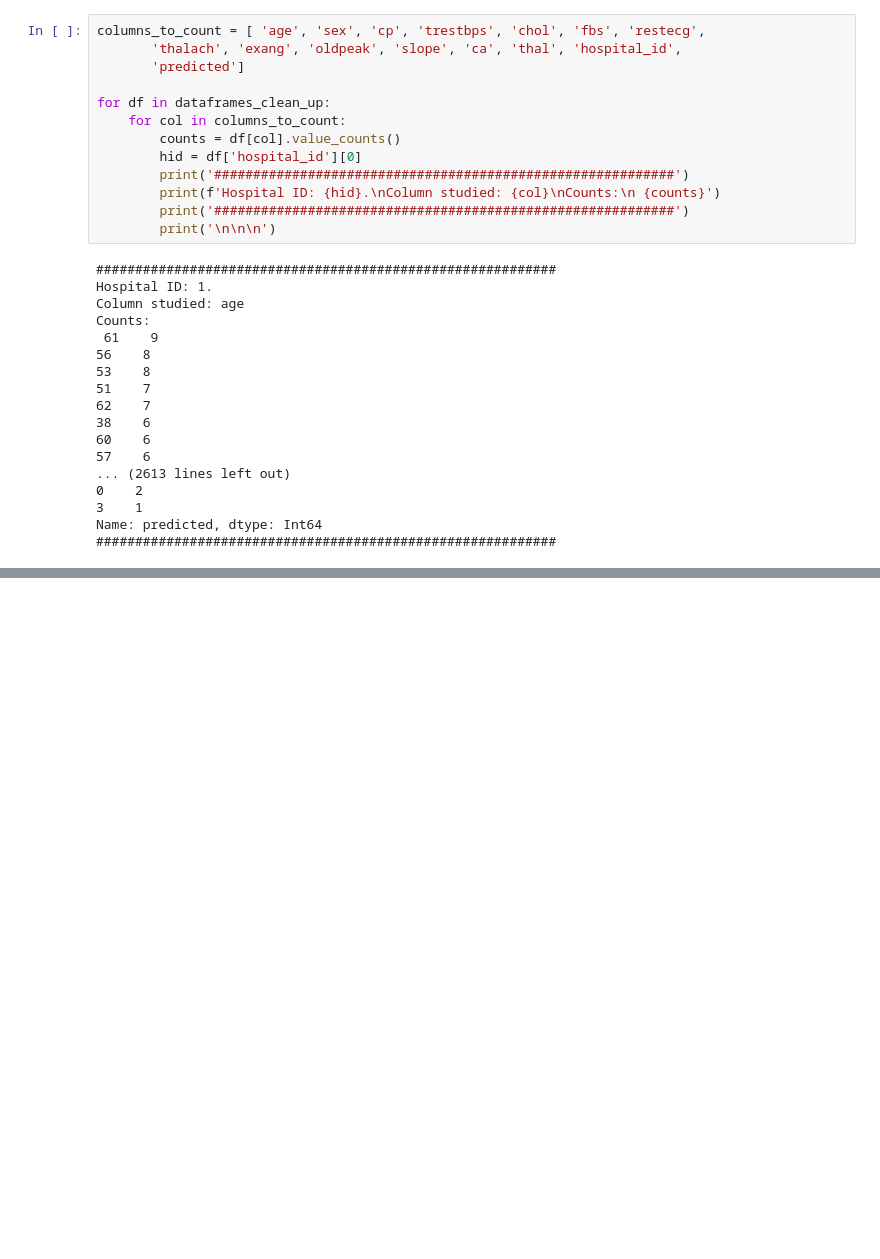
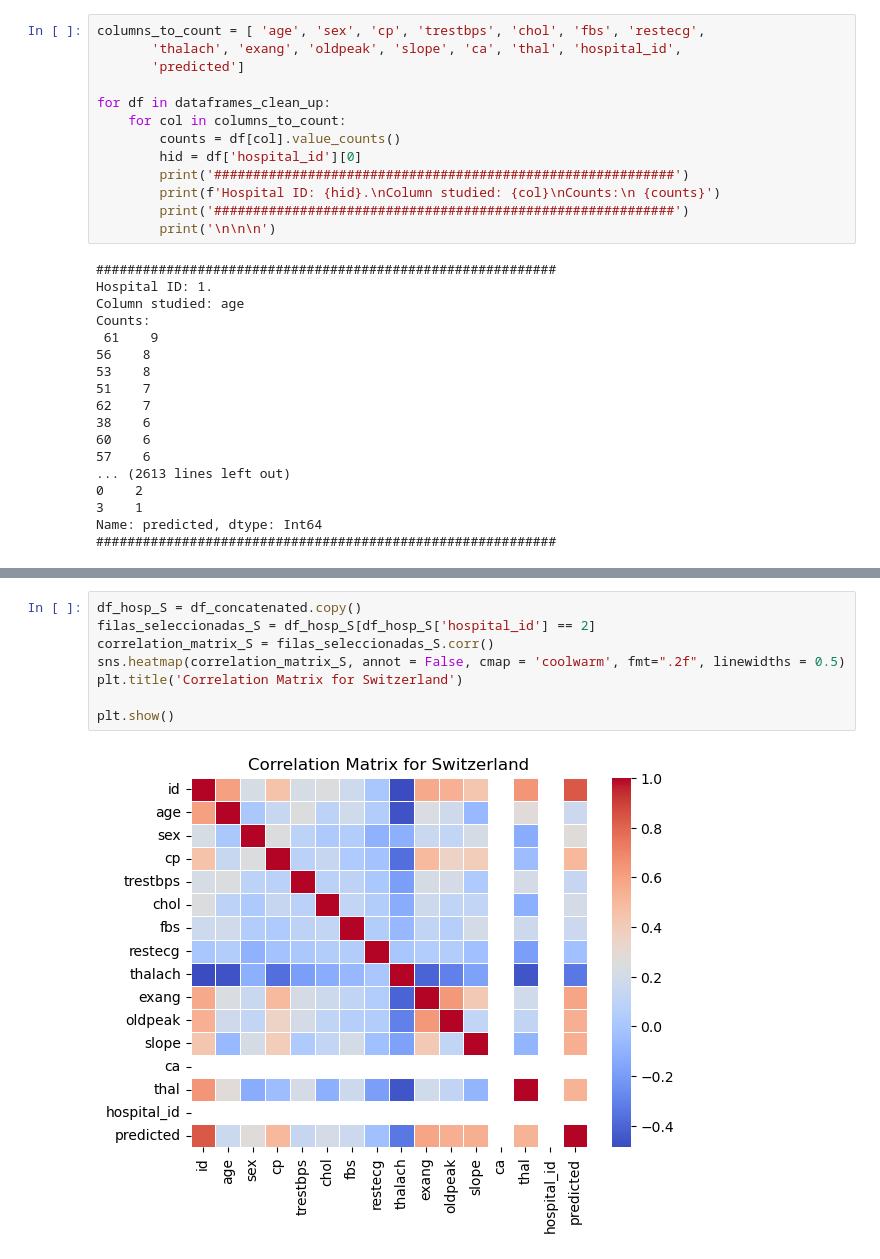
Before and after one commit to oriolbustos/data_lab, a Jupyter notebook: Project 1/heart_disease_project.ipynb, the cells around one changed output, grey strips where cells are left out. Drawn from its saved outputs; the diff is of its cells as text; blank space fills up the shorter version.

```diff
--- a/Project 1/heart_disease_project.ipynb
+++ b/Project 1/heart_disease_project.ipynb
@@ -399,0 +460,10 @@ Name: predicted, dtype: Int64
+# %%
+df_hosp_S = df_concatenated.copy()
+filas_seleccionadas_S = df_hosp_S[df_hosp_S['hospital_id'] == 2]
+correlation_matrix_S = filas_seleccionadas_S.corr()
+sns.heatmap(correlation_matrix_S, annot = False, cmap = 'coolwarm', fmt=".2f", linewidths = 0.5)
+plt.title('Correlation Matrix for Switzerland')
+
+plt.show()
+# %% [output]
+[figure, added]
```
Also changed, not shown: parts of 22 cells of this notebook.
